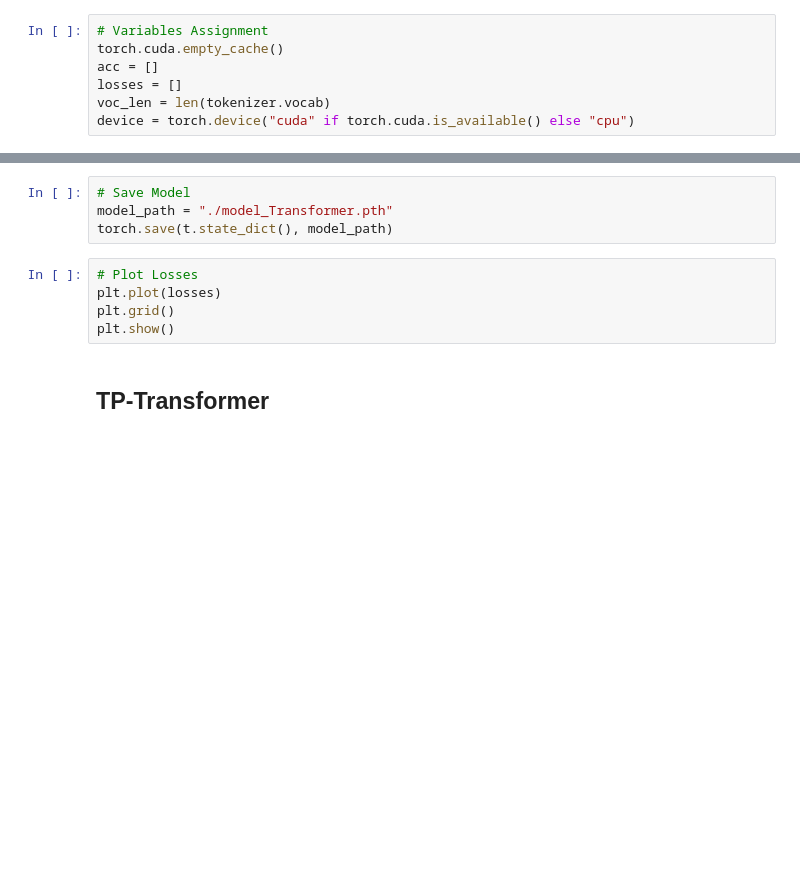
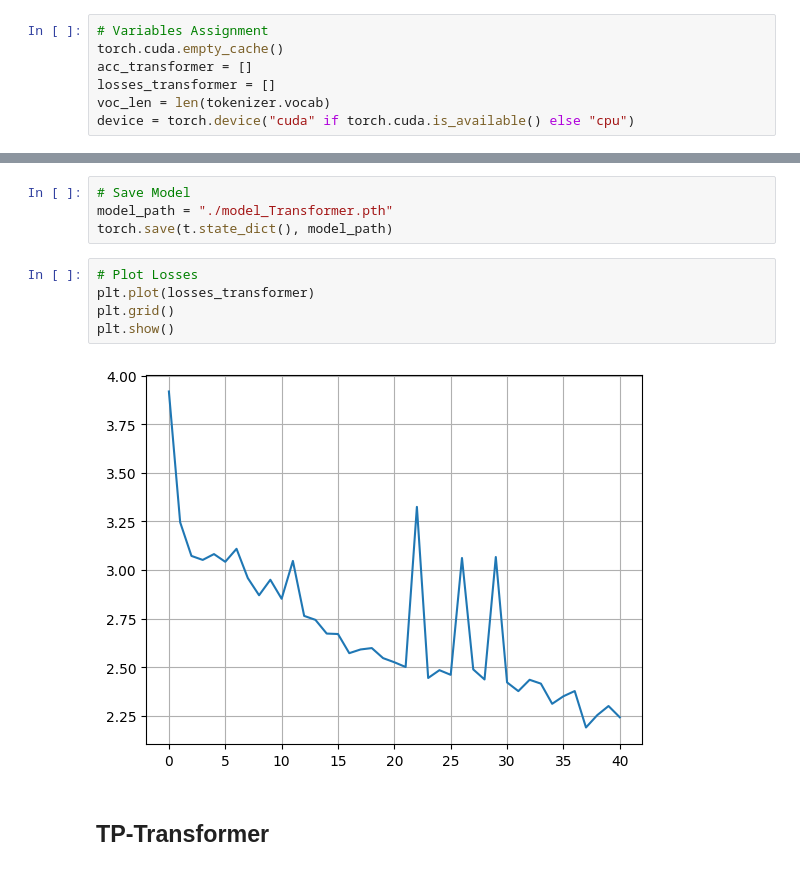
Before and after one commit to FedericoRaschiatore0123/Deep_Learning_project, a Jupyter notebook: DeepLearning_Project.ipynb, the cells around one changed output, grey strips where cells are left out. Drawn from its saved outputs; the diff is of its cells as text; blank space fills up the shorter version.

```diff
--- a/DeepLearning_Project.ipynb
+++ b/DeepLearning_Project.ipynb
@@ -1381,8 +1389,8 @@ torch.save(net.state_dict(), model_path)
 # %%
 # Variables Assignment
 torch.cuda.empty_cache()
-acc = []
-losses = []
+acc_transformer = []
+losses_transformer = []
 voc_len = len(tokenizer.vocab)
 device = torch.device("cuda" if torch.cuda.is_available() else "cpu")
 # %%
@@ -1399,9 +1445,11 @@ model_path = "./model_Transformer.pth"
 torch.save(t.state_dict(), model_path)
 # %%
 # Plot Losses
-plt.plot(losses)
+plt.plot(losses_transformer)
 plt.grid()
 plt.show()
+# %% [output]
+[figure, added]
 # %% [markdown]
 ## **TP-Transformer**
 # %%
```
Also changed, not shown: parts of 24 cells of this notebook.
